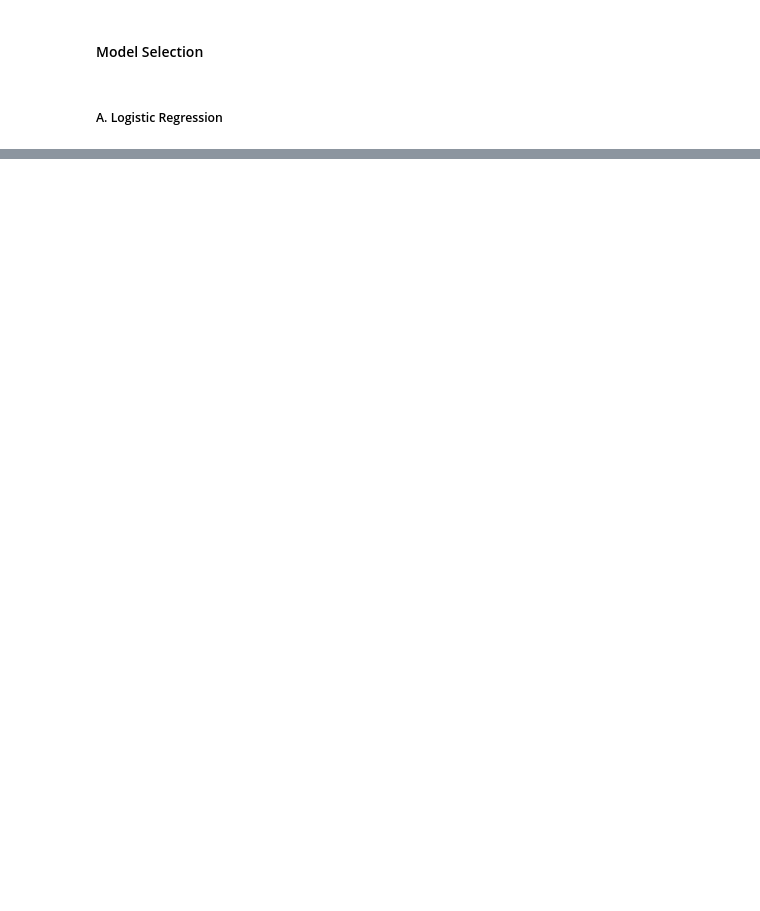
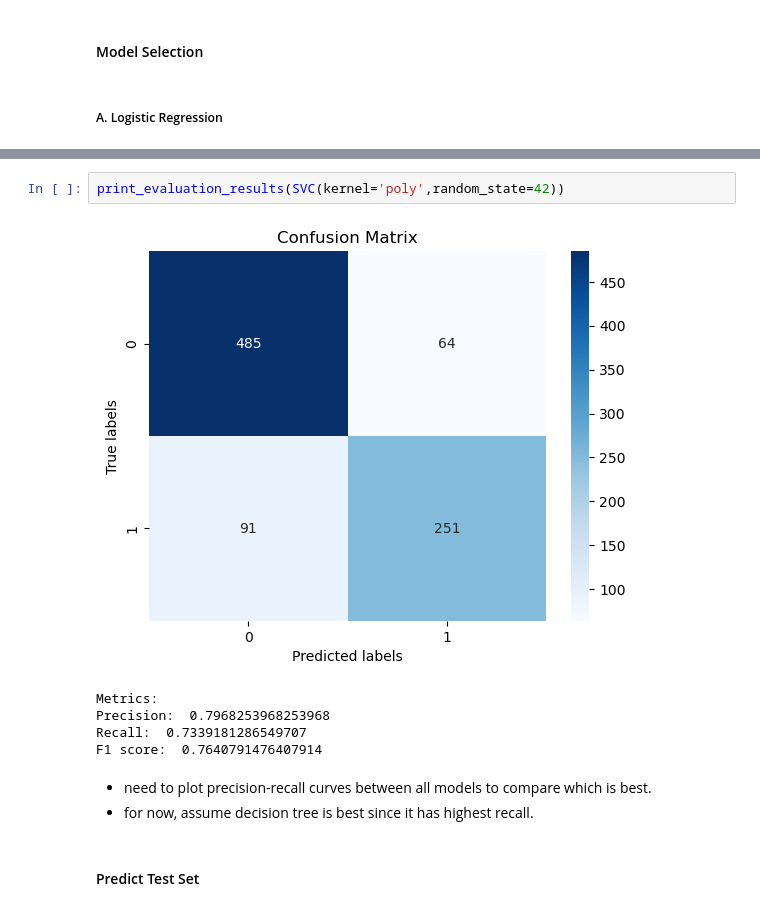
Before and after one commit to fihashim/machine-learning, a Jupyter notebook: classification-titanic.ipynb, the cells around one changed output, grey strips where cells are left out. Cells and saved outputs as stored; diff of their text form; blank space fills up the shorter version.

```diff
--- a/classification-titanic.ipynb
+++ b/classification-titanic.ipynb
@@ -364,0 +644,13 @@ lr_gridsearch.fit()
+# %%
+print_evaluation_results(SVC(kernel='poly',random_state=42))
+# %% [output]
+[figure, added]
+Metrics:
+Precision:  0.7968253968253968
+Recall:  0.7339181286549707
+F1 score:  0.7640791476407914
+# %% [markdown]
+- need to plot precision-recall curves between all models to compare which is best.
+- for now, assume decision tree is best since it has highest recall.
+# %% [markdown]
+#### Predict Test Set
```
Also changed, not shown: parts of 31 cells of this notebook.
